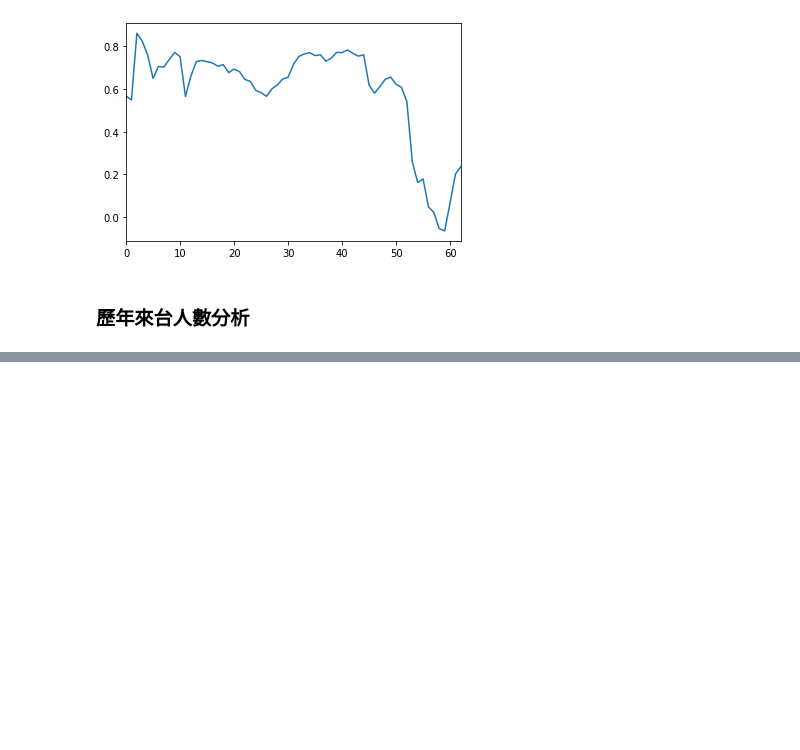
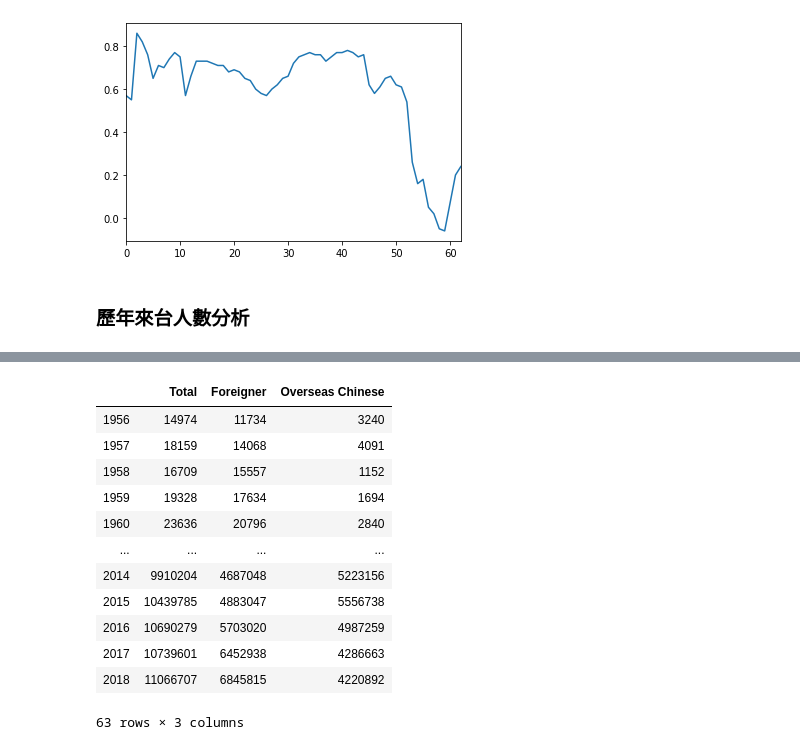
Before and after one commit to julie861106/2019Python, a Jupyter notebook: 1030_HW.ipynb, the cells around one changed output, grey strips where cells are left out. Saved outputs shown, nothing was run; the diff lists cells and outputs as text; code cells hidden in the pictures; blank space fills up the shorter version.

```diff
--- a/1030_HW.ipynb
+++ b/1030_HW.ipynb
@@ -124 +124,22 @@ max      5.556738e+06
 Name: 華僑旅客人數, dtype: float64
+# %%
+df_sorted = pd.DataFrame()
+df_sorted["Total"] = df.總計人數
+df_sorted["Foreigner"] = df.外籍旅客人數
+df_sorted["Overseas Chinese"] = df.華僑旅客人數
+df_sorted.index = range(1956, 2019)
+df_sorted
+# %% [output]
+|  | Total | Foreigner | Overseas Chinese |
+| 1956 | 14974 | 11734 | 3240 |
+| 1957 | 18159 | 14068 | 4091 |
+| 1958 | 16709 | 15557 | 1152 |
+| 1959 | 19328 | 17634 | 1694 |
+| 1960 | 23636 | 20796 | 2840 |
+| ... | ... | ... | ... |
+| 2014 | 9910204 | 4687048 | 5223156 |
+| 2015 | 10439785 | 4883047 | 5556738 |
+| 2016 | 10690279 | 5703020 | 4987259 |
+| 2017 | 10739601 | 6452938 | 4286663 |
+| 2018 | 11066707 | 6845815 | 4220892 |
+63 rows × 3 columns
```
Also changed, not shown: parts of 7 cells of this notebook.
